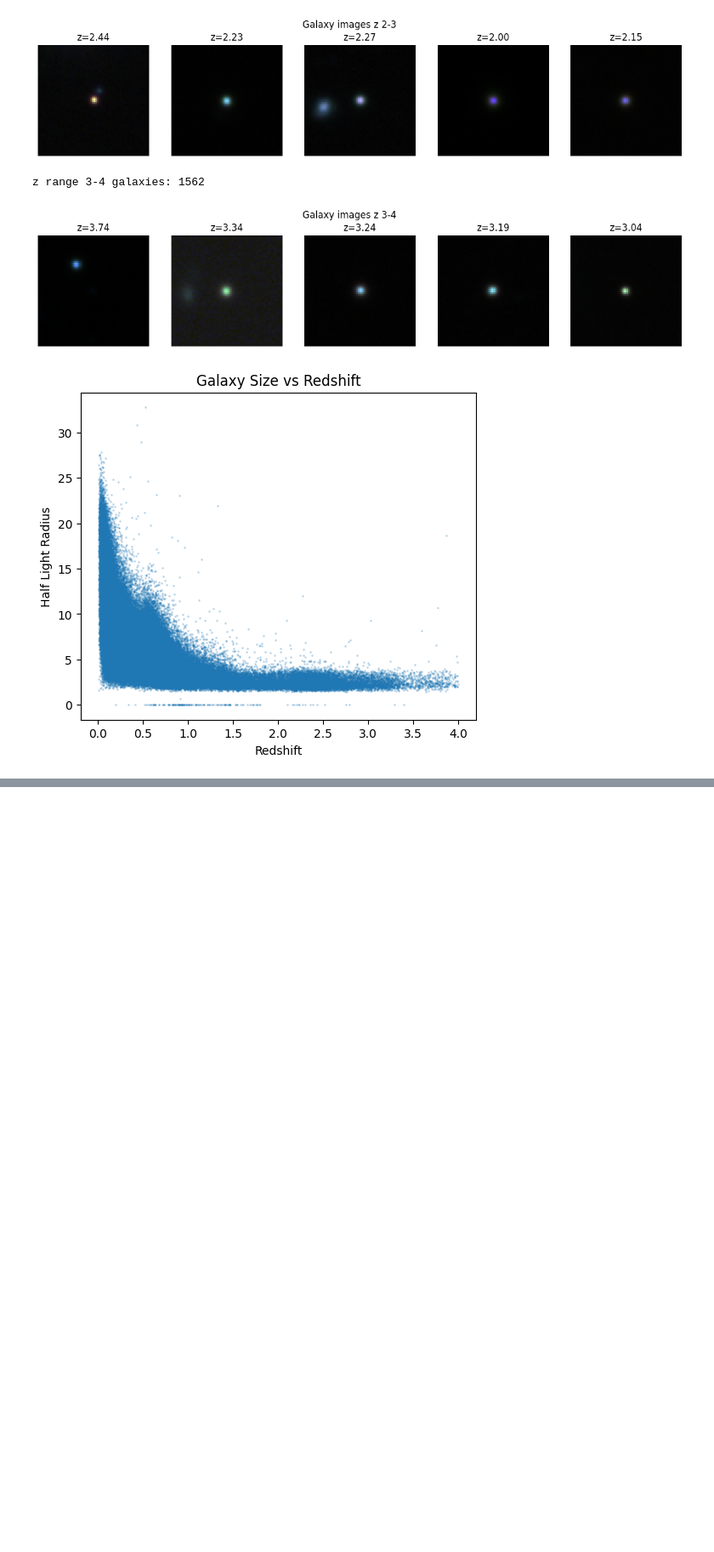
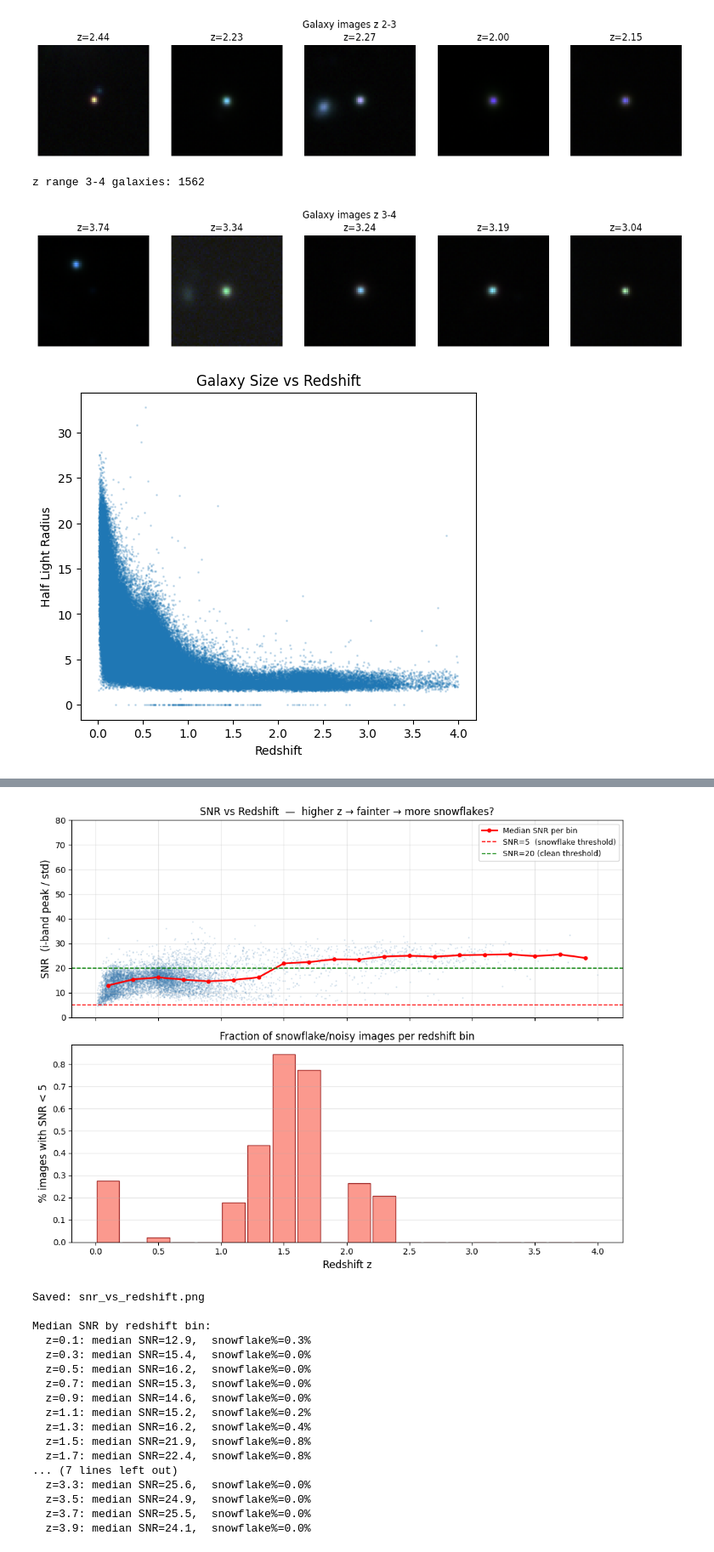
Before and after one commit to WenyeSong/Diffusion_Galaxy_generation, a Jupyter notebook: Training/dataset_analysis.ipynb, the cells around one changed output, grey strips where cells are left out. Shown at 85% size. Drawn from its saved outputs; the diff is of its cells as text; code cells hidden in the pictures; blank space fills up the shorter version.

```diff
--- a/Training/dataset_analysis.ipynb
+++ b/Training/dataset_analysis.ipynb
@@ -117,0 +221,78 @@ plt.show()
+# %%
+"""
+SNR vs Redshift — does higher z mean more snowflakes?
+"""
+import numpy as np
+import matplotlib.pyplot as plt
+
+# snrs and z_all already computed in the cell above
+
+z_bins   = np.arange(0, 4.1, 0.2)
+centers  = 0.5 * (z_bins[:-1] + z_bins[1:])
+
+median_snr = []
+pct_noisy  = []   # fraction with SNR < 5
+
+for lo, hi in zip(z_bins[:-1], z_bins[1:]):
+    mask = (z_all >= lo) & (z_all < hi)
+    if mask.sum() == 0:
+        median_snr.append(np.nan)
+        pct_noisy.append(np.nan)
+    else:
+        median_snr.append(np.median(snrs[mask]))
+        pct_noisy.append((snrs[mask] < 5).mean() * 100)
+
+fig, (ax1, ax2) = plt.subplots(2, 1, figsize=(10, 8), sharex=True)
+
+# ── top: scatter + median line ────────────────────────────────────────────────
+idx_sub = np.random.choice(len(z_all), 8000, replace=False)
+ax1.scatter(z_all[idx_sub], snrs[idx_sub], s=1, alpha=0.15, color='steelblue')
+ax1.plot(centers, median_snr, 'r-o', linewidth=2, markersize=4, label='Median SNR per bin')
+ax1.axhline(5,  color='red',   linestyle='--', linewidth=1.2, label='SNR=5  (snowflake threshold)')
+ax1.axhline(20, color='green', linestyle='--', linewidth=1.2, label='SNR=20 (clean threshold)')
+ax1.set_ylabel('SNR  (i-band peak / std)', fontsize=12)
+ax1.set_title('SNR vs Redshift  —  higher z → fainter → more snowflakes?', fontsize=12)
+ax1.set_ylim(0, 80)
+ax1.legend(fontsize=9)
+ax1.grid(True, alpha=0.3)
+
+# ── bottom: % noisy per bin ───────────────────────────────────────────────────
+ax2.bar(centers, pct_noisy, width=0.18, color='salmon', edgecolor='darkred', alpha=0.8)
+ax2.set_xlabel('Redshift z', fontsize=12)
+ax2.set_ylabel('% images with SNR < 5', fontsize=12)
+ax2.set_title('Fraction of snowflake/noisy images per redshift bin', fontsize=12)
+ax2.grid(True, alpha=0.3, axis='y')
+
+# for x, y in zip(centers, pct_noisy):
+#     if not np.isnan(y):
+#         ax2.text(x, y + 0.3, f'{y:.1f}%', ha='center', va='bottom', fontsize=7)
+
+plt.tight_layout()
+plt.savefig('snr_vs_redshift.png', dpi=150, bbox_inches='tight')
+plt.show()
+print("Saved: snr_vs_redshift.png")
+
+# summary
+print("\nMedian SNR by redshift bin:")
+for c, m, p in zip(centers, median_snr, pct_noisy):
+    if not np.isnan(m):
+        print(f"  z={c:.1f}: median SNR={m:.1f},  snowflake%={p:.1f}%")
+# %% [output]
+[figure, added]
+Saved: snr_vs_redshift.png
+
+Median SNR by redshift bin:
+  z=0.1: median SNR=12.9,  snowflake%=0.3%
+  z=0.3: median SNR=15.4,  snowflake%=0.0%
+  z=0.5: median SNR=16.2,  snowflake%=0.0%
+  z=0.7: median SNR=15.3,  snowflake%=0.0%
+  z=0.9: median SNR=14.6,  snowflake%=0.0%
+  z=1.1: median SNR=15.2,  snowflake%=0.2%
+  z=1.3: median SNR=16.2,  snowflake%=0.4%
+  z=1.5: median SNR=21.9,  snowflake%=0.8%
+  z=1.7: median SNR=22.4,  snowflake%=0.8%
+... (7 lines left out)
+  z=3.3: median SNR=25.6,  snowflake%=0.0%
+  z=3.5: median SNR=24.9,  snowflake%=0.0%
+  z=3.7: median SNR=25.5,  snowflake%=0.0%
+  z=3.9: median SNR=24.1,  snowflake%=0.0%
```
Also changed, not shown: parts of 4 cells of this notebook, 37 other files.
